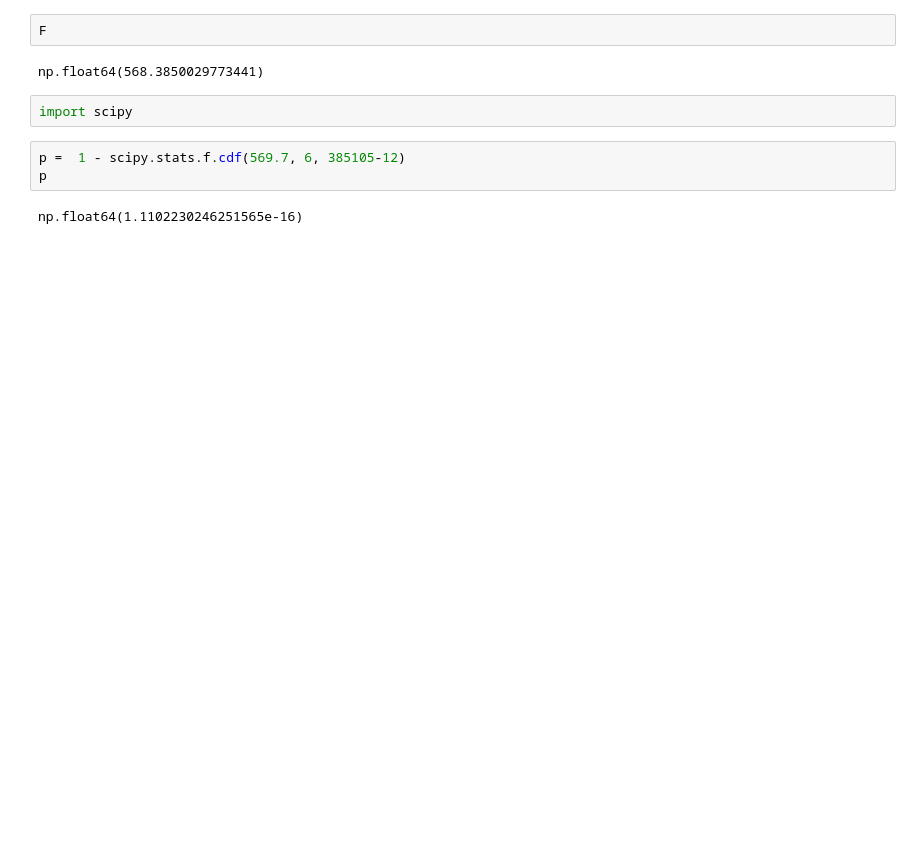
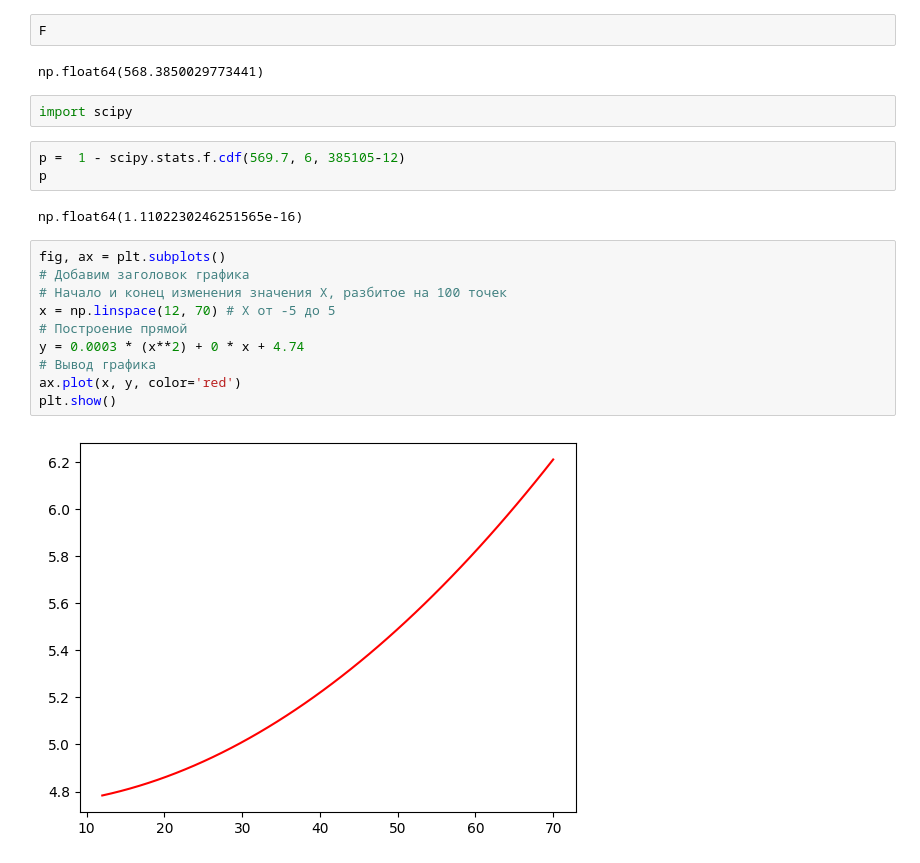
Before and after one commit to Dwwwarfff/NeDanoJit-ScooterProject-DANO, a Jupyter notebook: main.ipynb, the cells around one changed output. Drawn from its saved outputs; the diff is of its cells as text; blank space fills up the shorter version.

```diff
--- a/main.ipynb
+++ b/main.ipynb
@@ -635,3 +451,15 @@ p =  1 - scipy.stats.f.cdf(569.7, 6, 385105-12)
 p
 # %% [output]
 np.float64(1.1102230246251565e-16)
+# %%
+fig, ax = plt.subplots()
+# Добавим заголовок графика
+# Начало и конец изменения значения X, разбитое на 100 точек
+x = np.linspace(12, 70) # X от -5 до 5
+# Построение прямой
+y = 0.0003 * (x**2) + 0 * x + 4.74
+# Вывод графика
+ax.plot(x, y, color='red')
+plt.show()
+# %% [output]
+[figure, added]
```
Also changed, not shown: parts of 14 cells of this notebook.
